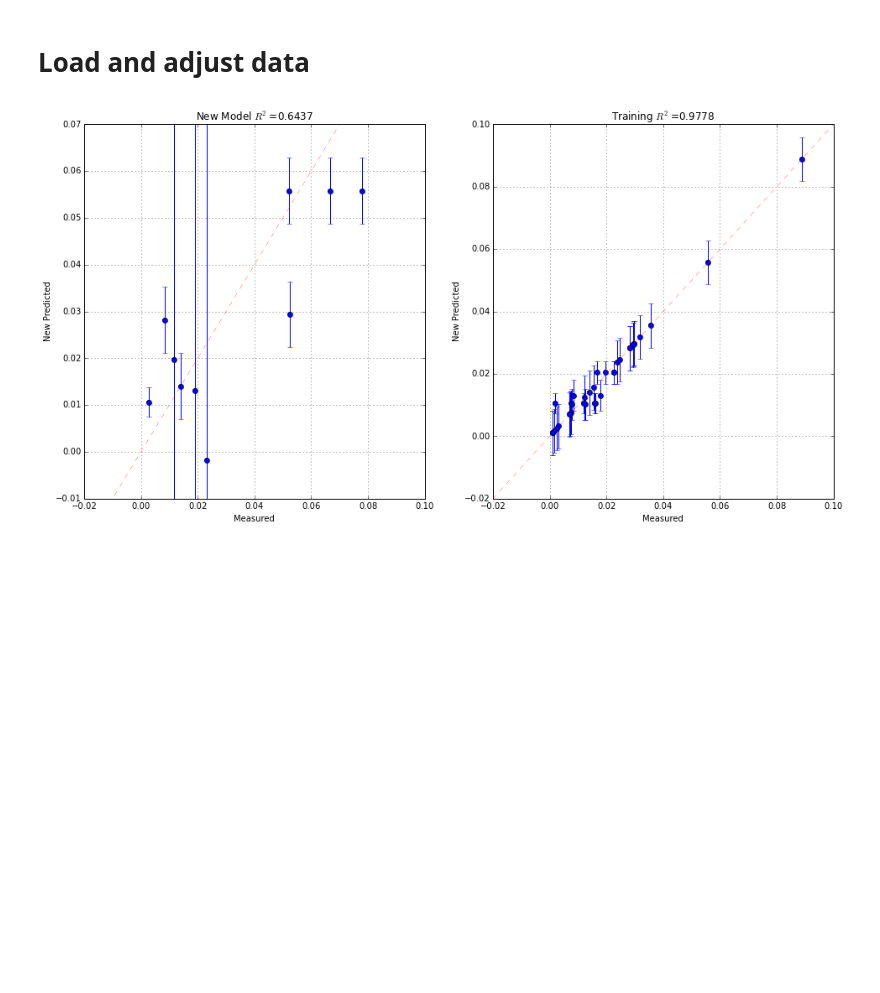
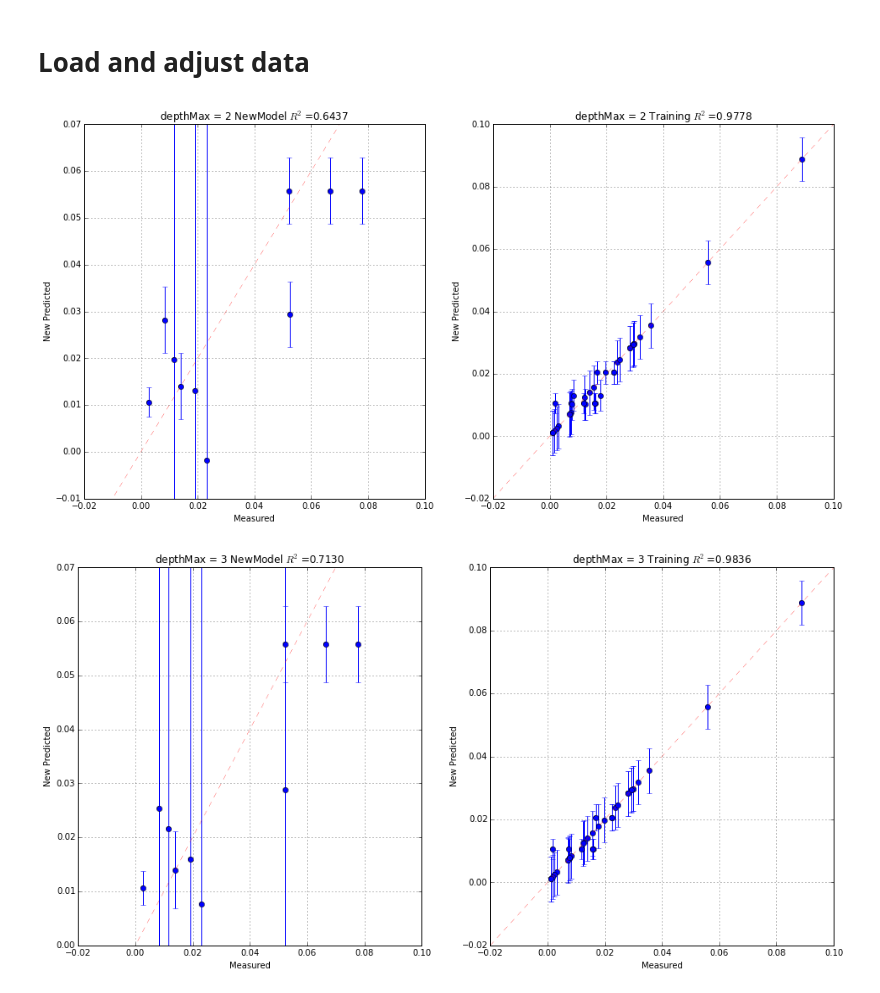
Before and after one commit to nikizh/msc-project, a Jupyter notebook: notebooks/GP_(Tanimoto).ipynb, the cells around one changed output. Saved outputs shown, nothing was run; the diff lists cells and outputs as text; code cells hidden in the pictures; blank space fills up the shorter version.

Commit message:
Show results with different depthMax

```diff
--- a/notebooks/GP_(Tanimoto).ipynb
+++ b/notebooks/GP_(Tanimoto).ipynb
@@ -91,20 +91,22 @@ def plot_results(y_test, mu, s, title='New Model'):
     plt.grid(True)
     plt.title(title + ' $R^2$={:.4f}'.format(r2))
 # %%
-params = {
-    'kernelType': 'tanimoto', # other option: minmaxTanimoto
-    'silentMode': True, # default: False
-    'depthMax': 2 # default: 3
-}
+for l in [2, 3, 4]:
+    params = {
+        'kernelType': 'tanimoto', # other option: minmaxTanimoto
+        'silentMode': True, # default: False
+        'depthMax': l # default: 3
+    }
 
-mu, s = execute_tanimoto(df_train, df_train['RRF_Measured'], df_test, params)
-train_mu, train_s = execute_tanimoto(df_train, df_train['RRF_Measured'], df_train, params)
+    mu, s = execute_tanimoto(df_train, df_train['RRF_Measured'], df_test, params)
+    train_mu, train_s = execute_tanimoto(df_train, df_train['RRF_Measured'], df_train, params)
 
-plt.subplot(1, 2, 1)
-plot_results(df_test['RRF_Measured'], mu, s)
-plt.subplot(1, 2, 2)
-plot_results(df_train['RRF_Measured'], train_mu, train_s, title='Training')
+    plt.subplot(1, 2, 1)
+    plot_results(df_test['RRF_Measured'], mu, s, title='depthMax = {} - NewModel'.format(l))
+    plt.subplot(1, 2, 2)
+    plot_results(df_train['RRF_Measured'], train_mu, train_s, title='depthMax = {} - Training'.format(l))
 
-plt.show()
+    plt.show()
 # %% [output]
-[figure, old version]
+[figure, new version]
+[figure, added]
```
Also changed, not shown: parts of 1 cell of this notebook, 1 other file.
